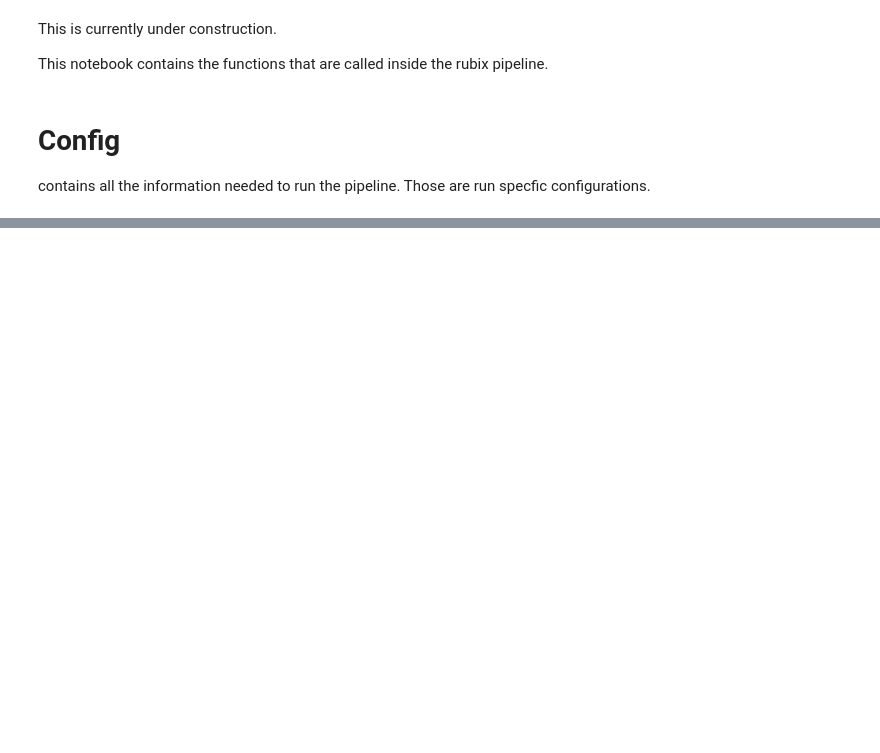
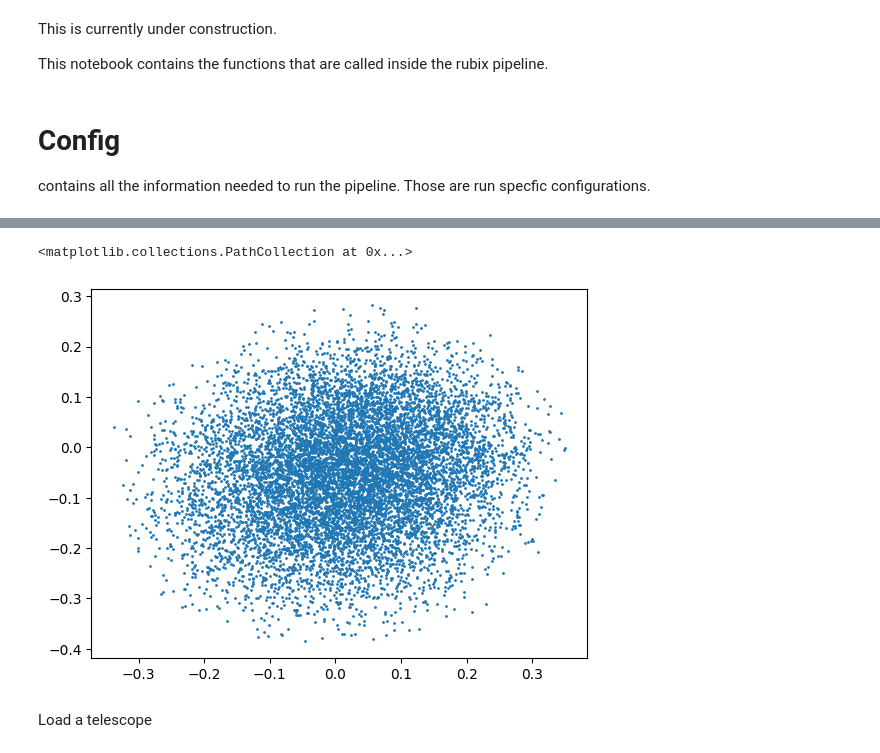
Before and after one commit to ufuk-cakir/rubix, a Jupyter notebook: notebooks/rubix_pipeline.ipynb, the cells around one changed output, grey strips where cells are left out. Cells and saved outputs as stored; diff of their text form; code cells hidden in the pictures; blank space fills up the shorter version.

Commit message:
add tests and refactor code, add examples in rubix pipeline notebook

```diff
--- a/notebooks/rubix_pipeline.ipynb
+++ b/notebooks/rubix_pipeline.ipynb
@@ -36,12 +36,21 @@ config = {
         },
 
     },
+    "output_path": "output",
 
     "telescope":
         {"name": "MUSE"},
 
+    "cosmology":
+        {"name": "PLANCK15"},
+
     "galaxy":
-        {"distance_z": 0.1}
+        {"dist_z": 0.1}
 
 
 }
+# %%
+from rubix.core.data import convert_to_rubix, prepare_input
+
+convert_to_rubix(config) # Convert the config to rubix format and store in output_path folder
+coords, vel, metallicity, mass, age = prepare_input(config) # Prepare the input for the pipeline
@@ -48 +59,13 @@ config = {
+# %%
+import matplotlib.pyplot as plt
+# Make a scatter plot
+n_subset = 10000
+subset = coords[:n_subset]
+
+plt.scatter(subset[:,0], subset[:,1], s=1)
+# %% [output]
+<matplotlib.collections.PathCollection at 0x...>
+[figure, added]
+# %% [markdown]
+Load a telescope
 # %%
```
Also changed, not shown: parts of 9 cells of this notebook, 10 other files.
